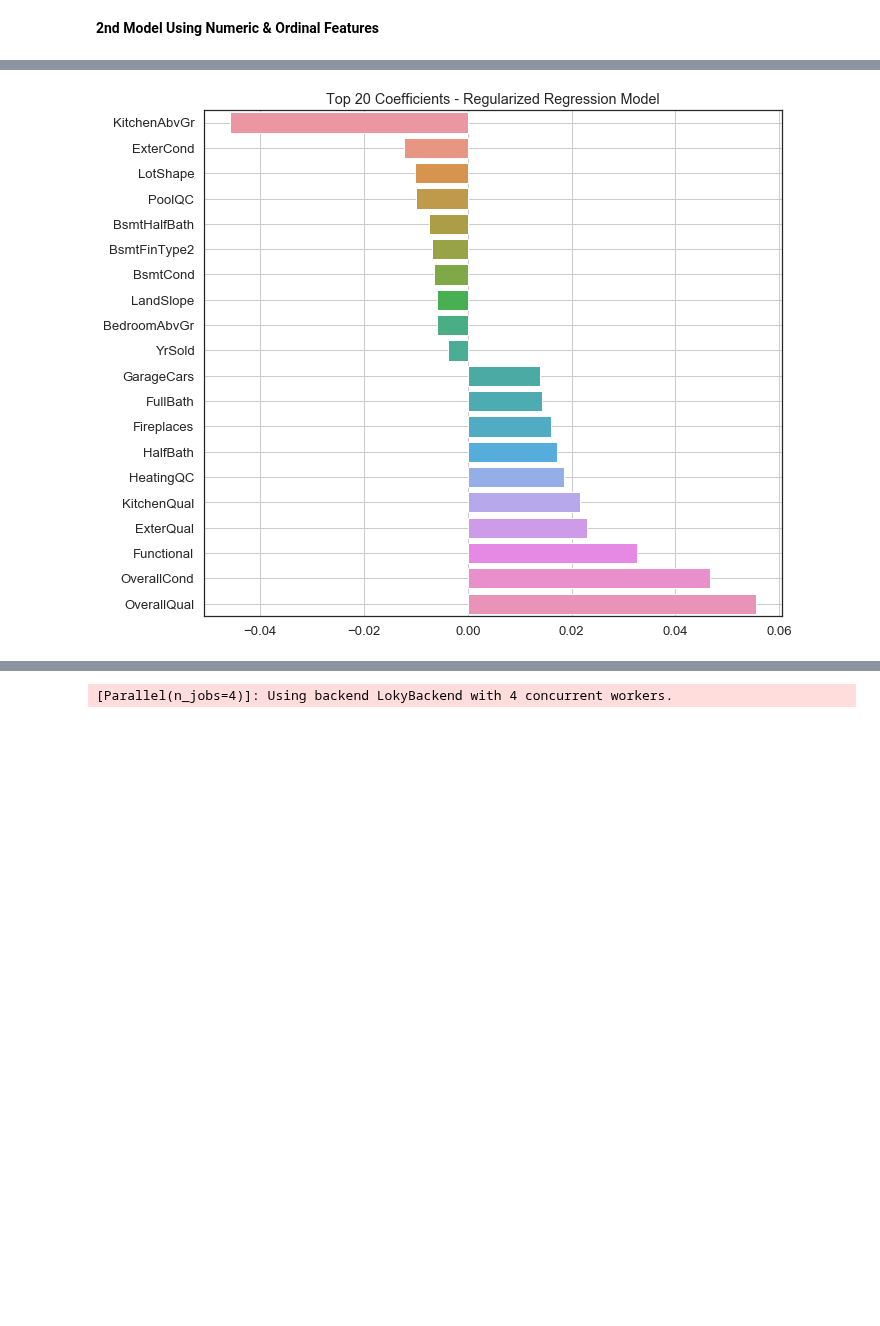
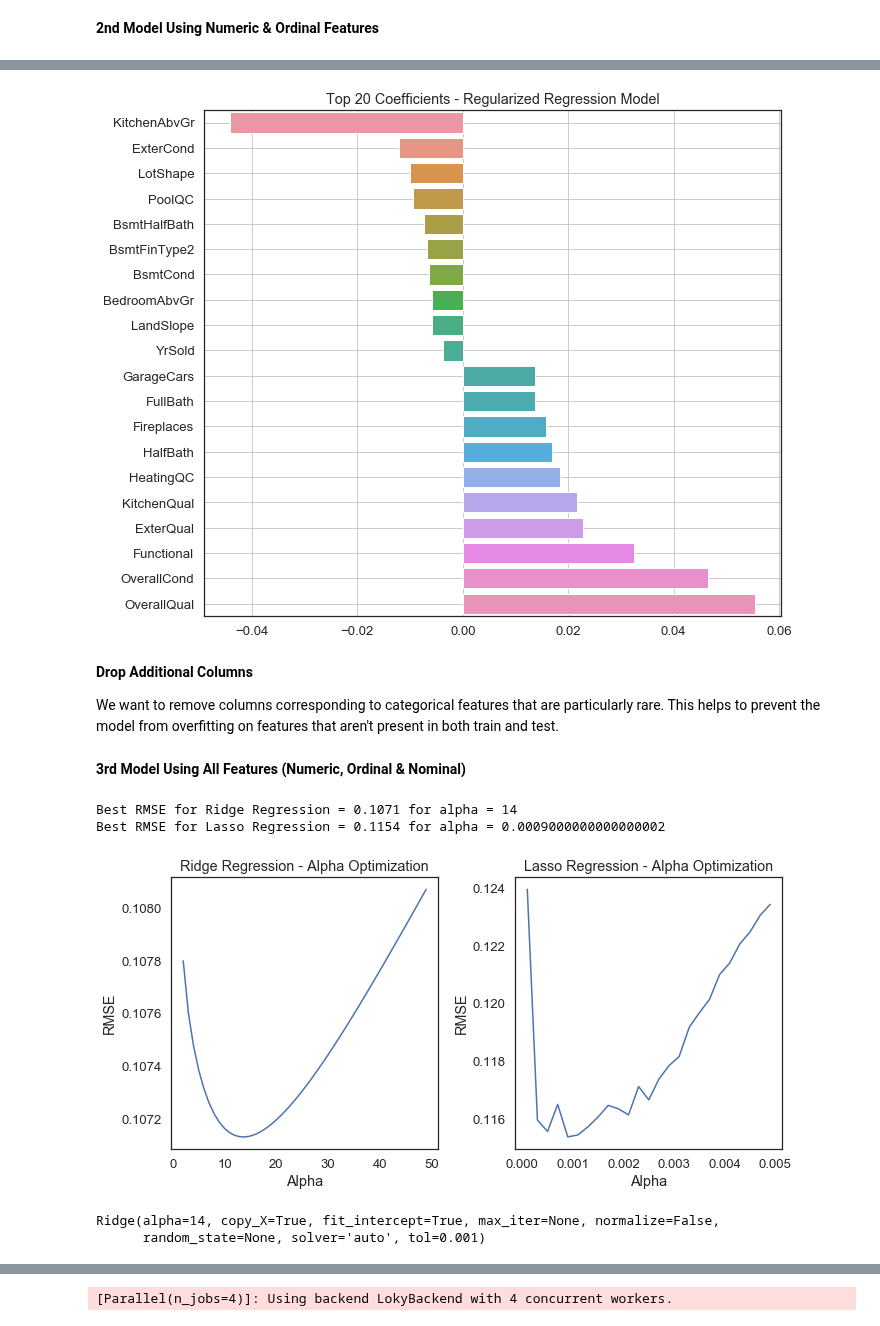
Before and after one commit to amypeniston/kaggle-competitions, a Jupyter notebook: house-prices/2_Data_Prep_Modeling.ipynb, the cells around one changed output, grey strips where cells are left out. Saved outputs shown, nothing was run; the diff lists cells and outputs as text; code cells hidden in the pictures; blank space fills up the shorter version.

```diff
--- a/house-prices/2_Data_Prep_Modeling.ipynb
+++ b/house-prices/2_Data_Prep_Modeling.ipynb
@@ -516,5 +507,29 @@ Best RMSE for Lasso Regression = 0.1226 for alpha = 0.002
 # %%
-plot_coefs(model, train[numeric_ordinal_features])
+plot_coefs(numeric_ordinal_model, train[numeric_ordinal_features])
 # %% [output]
-[figure, old version]
+[figure, new version]
+# %% [markdown]
+**Drop Additional Columns**
+
+We want to remove columns corresponding to categorical features that are particularly rare. This helps to prevent the model from overfitting on features that aren't present in both train and test.
+# %%
+# https://www.kaggle.com/humananalog/xgboost-lasso
+cols_to_drop = ["MSZoning_C (all)", "MSSubClass_SC160", "Condition2_PosN", "Exterior1st_ImStucc",
+                "RoofMatl_Membran", "RoofMatl_Metal", "RoofMatl_Roll", "Condition2_RRAe",
+                "Condition2_RRAn", "Condition2_RRNn", "Heating_Floor", "Heating_OthW",
+                "Electrical_Mix", "MiscFeature_TenC", "MSSubClass_SC150", "Exterior1st_Stone",
+                "Exterior2nd_Other", "HouseStyle_2.5Fin"]
+train = train.drop(columns=cols_to_drop)
+test = test.drop(columns=cols_to_drop)
+# %% [markdown]
+**3rd Model Using All Features (Numeric, Ordinal & Nominal)**
+# %%
+full_model = compare_ridge_lasso(train, y)
+full_model.fit(train, y)
+# %% [output]
+Best RMSE for Ridge Regression = 0.1071 for alpha = 14
+Best RMSE for Lasso Regression = 0.1154 for alpha = 0.0009000000000000002
+[figure, added]
+Ridge(alpha=14, copy_X=True, fit_intercept=True, max_iter=None, normalize=False,
+      random_state=None, solver='auto', tol=0.001)
 # %%
```
Also changed, not shown: parts of 23 cells of this notebook.
